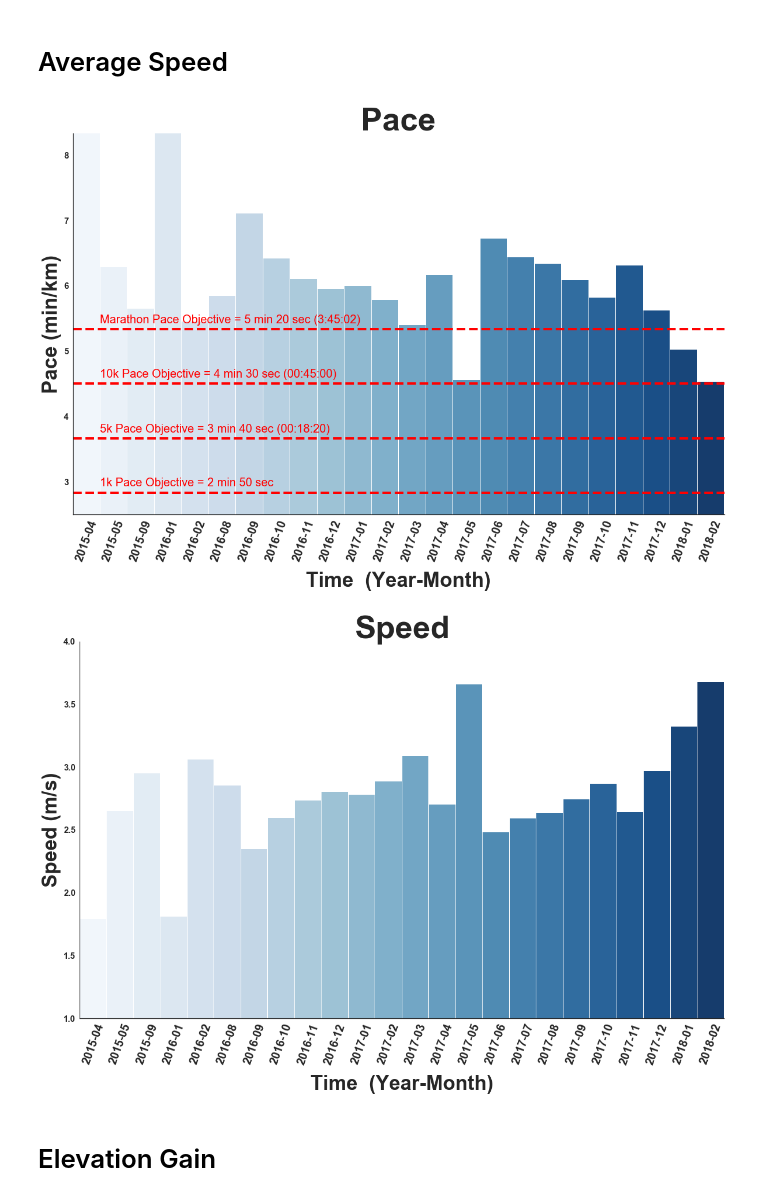
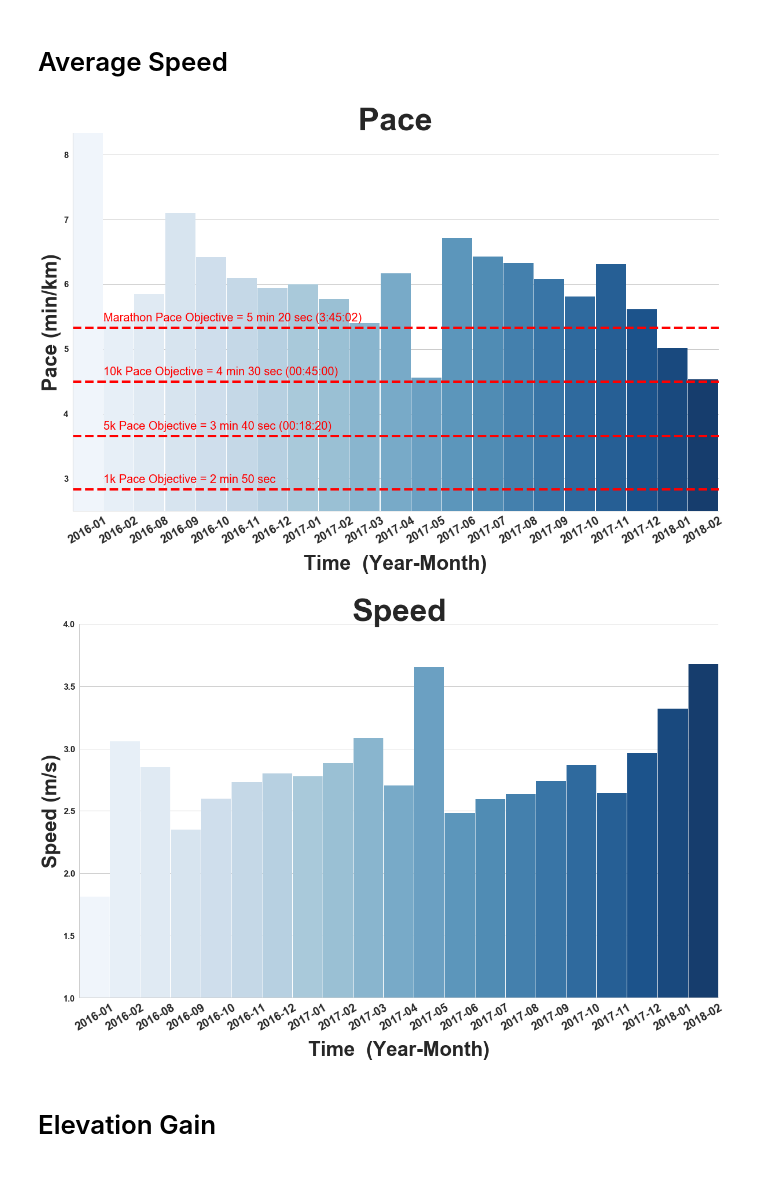
Before and after one commit to amadeuskanaan/PrecisionRunning, a Jupyter notebook: analyze.ipynb, the cells around one changed output. Saved outputs shown, nothing was run; the diff lists cells and outputs as text; code cells hidden in the pictures.

```diff
--- a/analyze.ipynb
+++ b/analyze.ipynb
@@ -35,4 +35,4 @@ sns.set_style('whitegrid')
 import vincent
 vincent.core.initialize_notebook()
 vincent.initialize_notebook()
-dpi = 300
+dpi = 500
@@ -113,25 +139,13 @@ plt_world_map(nike_run, title =None, fname='./FIGS/world_map.png')
 [figure]
 # %% [markdown]
 # Running Distance
-# %%
-def plot_bar(df, feature, palette, title, xlabel, ylabel, labelsize=20, rot=70):
-    fig, ax = plt.subplots(figsize=(20,12))
-    g = sns.barplot(df.index, df[feature],palette= palette)
-    sns.despine(top=True,right=True)
-    plt.xticks(rotation=rot, fontsize=labelsize,weight='bold')
-    plt.yticks(fontsize=15, weight='bold')
-    plt.title(title, fontsize=55, weight='bold')
-    plt.xlabel(xlabel, fontsize=35, labelpad=15, weight='bold')
-    plt.ylabel(ylabel, fontsize=35, weight='bold')
-    change_width(ax, 0.98)
-    return fig, ax, g
 # %%
 # Sum nike dataframe by Month
 sns.set_style('white')
 nike_run_sum_month = df_group_timefeature(nike_run, 'Month', 'sum')
 
 # Drop years before 2015
-years = ['2015','2016','2017','2018']
+years = ['2016','2017','2018']
 nike_run_sum_month = nike_run_sum_month.drop([i for i in nike_run_sum_month.index if i[0:4] not in years])
 
 sns.set_style('white')
@@ -139,11 +153,11 @@ sns.set_style('white')
 fig, ax, g = plot_bar(df      =  nike_run_sum_month, feature = 'Distance', palette = 'Greens',
                       #title   = 'Nike+RunClub - Total Running Distance - Monthly',
                       title   = 'Monthly',
-                      xlabel  = 'Time  (Year-Month)', ylabel  = 'Distance (km)')
+                      xlabel  = 'Time  (Year-Month)', ylabel  = 'Distance (km)', rot = 30)
 plt.ylim(0,220)
 plt.axhline(100,color='r', linewidth=4, linestyle='--')
 plt.axhline(200,color='r', linewidth=4, linestyle='--')
-plt.annotate('Milestone = 200km per month', xy=(.5, 205), fontsize=20,color='red')
-plt.annotate('Milestone = 100km per month', xy=(.5, 105), fontsize=20,color='red')
-fig.savefig('FIGS/run_dist_month.png',bbox_inches='tight',dpi=dpi)
+plt.annotate('Milestone = 200km per month', xy=(.5, 205), fontsize=30,color='red')
+plt.annotate('Milestone = 100km per month', xy=(.5, 105), fontsize=30,color='red')
+fig.savefig('FIGS/run_dist_month.png',bbox_inches='tight',dpi=dpi, transparent=True)
 # %% [output]
@@ -194,28 +208,28 @@ fig.savefig('FIGS/run_dist_season.png',bbox_inches='tight',dpi=dpi)
 # %%
 # Average Nike Dataframe by Month
 nike_run_avg_month = df_group_timefeature(nike_run, 'Month', 'mean')
 nike_run_avg_month = nike_run_avg_month.drop([i for i in nike_run_avg_month.index if i[0:4] not in years])
 
 # Calculate Tempo
 nike_run_avg_month['Tempo'] = 1/ (nike_run_avg_month['Speed'] * (60./1000.))
 
 fig, ax, g = plot_bar(df      =  nike_run_avg_month, feature = 'Tempo', palette = 'Blues',
                       #title   = 'Nike+RunClub - Average Running Pace per month\n',
                       title   = 'Pace',
-                      ylabel  = 'Pace (min/km)',xlabel  = 'Time  (Year-Month)')
+                      ylabel  = 'Pace (min/km)',xlabel  = 'Time  (Year-Month)', rot=30)
 
 plt.ylim(2.5,8.33)
 plt.axhline(2.83,color='r', linewidth=4, linestyle='--')
 plt.axhline(3.66,color='r', linewidth=4, linestyle='--')
 plt.axhline(4.5,color='r', linewidth=4, linestyle='--')
 plt.axhline(5.33,color='r', linewidth=4, linestyle='--')
 plt.annotate('1k Pace Objective = 2 min 50 sec', xy=(.5, 2.93), fontsize=20,color='red')
 plt.annotate('5k Pace Objective = 3 min 40 sec (00:18:20)', xy=(.5, 3.76), fontsize=20,color='red')
 plt.annotate('10k Pace Objective = 4 min 30 sec (00:45:00)', xy=(.5, 4.6), fontsize=20,color='red')
 plt.annotate('Marathon Pace Objective = 5 min 20 sec (3:45:02)', xy=(.5, 5.43), fontsize=20,color='red')
-fig.savefig('FIGS/run_pace.png',bbox_inches='tight',dpi=dpi)
+fig.savefig('FIGS/run_pace.png',bbox_inches='tight',dpi=dpi, transparent=True)
 # %% [output]
-[figure, old version]
+[figure, new version]
 # %%
 # Average Nike Dataframe by Month
 nike_run_avg_month = df_group_timefeature(nike_run, 'Month', 'mean')
@@ -227,12 +241,12 @@ nike_run_avg_month['Tempo'] = 1/ (nike_run_avg_month['Speed'] * (60./1000.))
 fig, ax, g = plot_bar(df      =  nike_run_avg_month, feature = 'Speed', palette = 'Blues',
                       #title   = 'Nike+RunClub - Average Running Pace per month\n',
                       title   = 'Speed',
-                      ylabel  = 'Speed (m/s)',xlabel  = 'Time  (Year-Month)')
+                      ylabel  = 'Speed (m/s)',xlabel  = 'Time  (Year-Month)', rot=30)
 
 plt.ylim(1,4)
-fig.savefig('FIGS/run_speed.png',bbox_inches='tight',dpi=dpi)
+fig.savefig('FIGS/run_speed.png',bbox_inches='tight',dpi=dpi, transparent=True)
 # %% [output]
-[figure, old version]
+[figure, new version]
 # %% [markdown]
 # Elevation Gain
 # %%
```
Also changed, not shown: parts of 20 cells of this notebook, 18 other files.
